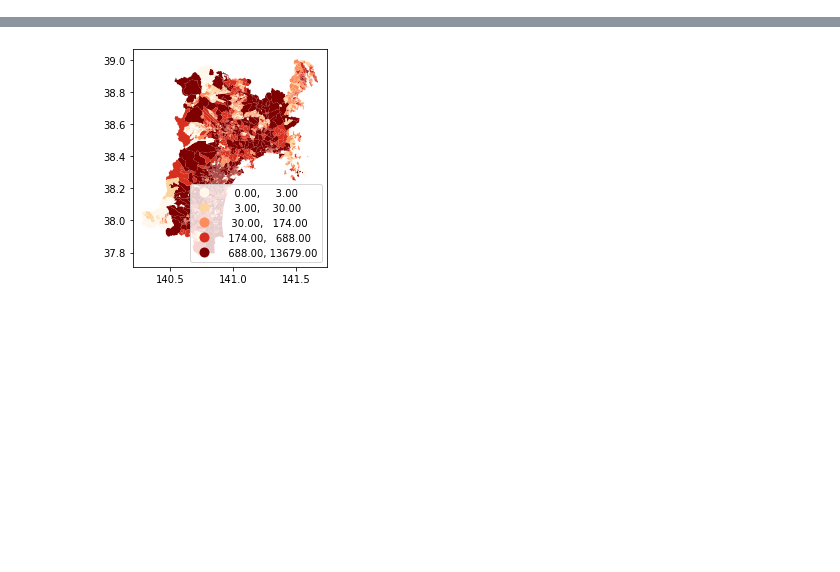
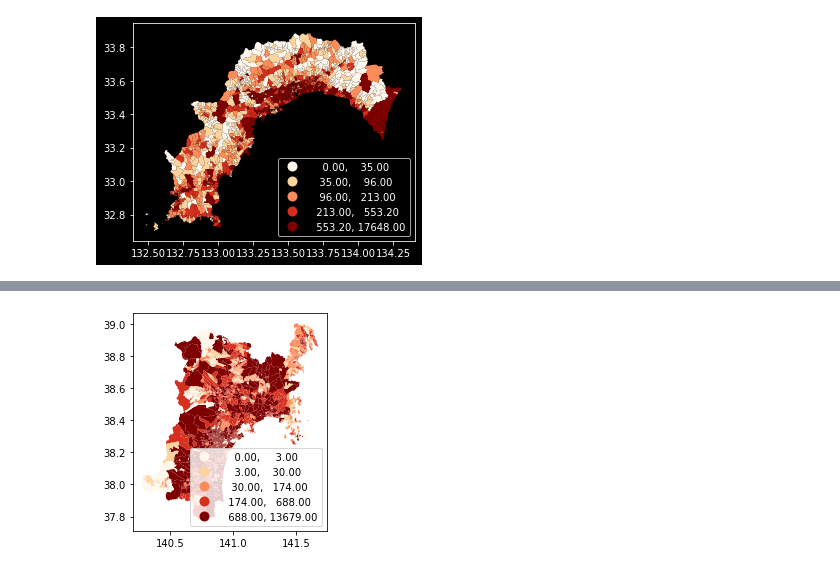
Before and after one commit to erick2307/tsuevac, a Jupyter notebook: pre/tests.ipynb, the cells around one changed output, grey strips where cells are left out. Saved outputs shown, nothing was run; the diff lists cells and outputs as text; code cells hidden in the pictures; blank space fills up the shorter version.

```diff
--- a/pre/tests.ipynb
+++ b/pre/tests.ipynb
@@ -1,8 +13,10 @@
 # %%
 import getPopulation as gp
 
-# kochi = gp.getPopulation(39)
-aos='./AOS/StudyArea.shp'
-kochi_small = gp.getPopulationArea(39,aos,4326)
+kochi = gp.getPopulation(39)
+# aos='./AOS/StudyArea.shp'
+# kochi_small = gp.getPopulationArea(39,aos,4326)
 # gp.plotPopulation(kochi)
-# gp.plotPopulation(kochi_small,bck=False)
+gp.plotPopulation(kochi,bck=False)
+# %% [output]
+[figure, added]
```
Also changed, not shown: parts of 2 cells of this notebook, 20 other files.
